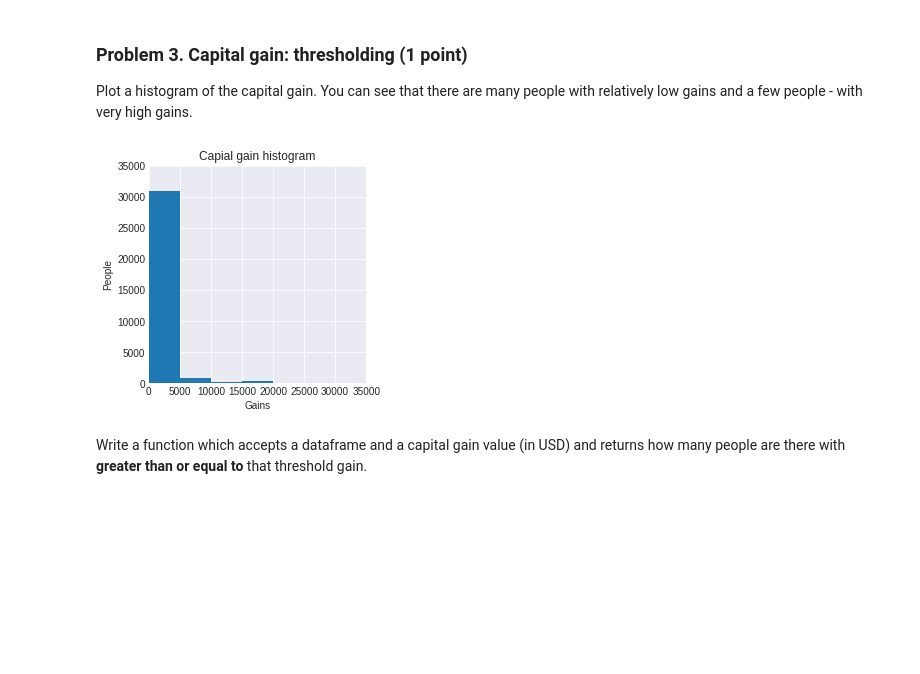
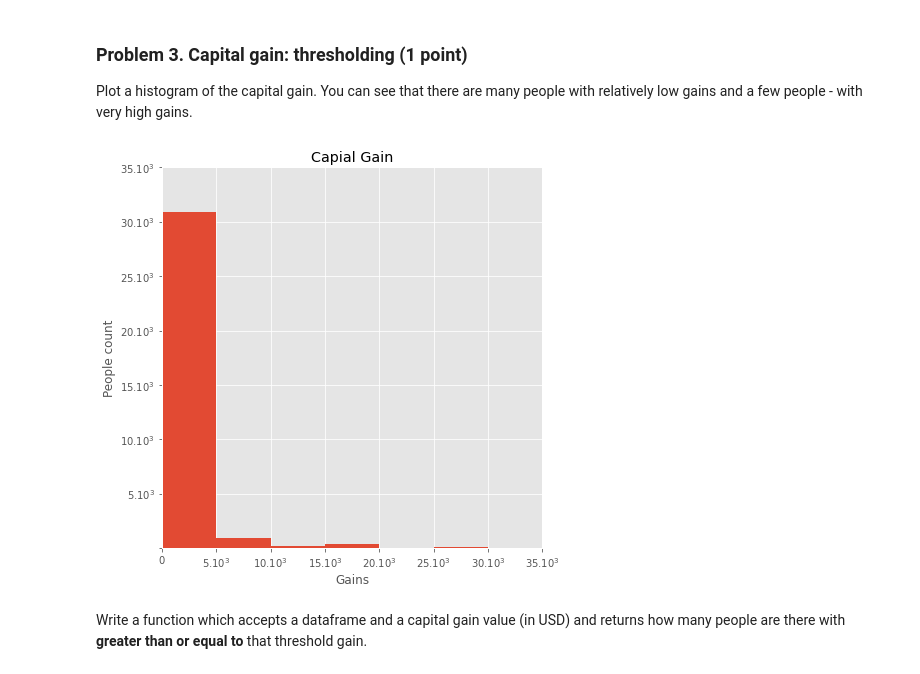
Before and after one commit to momchilantonov/SoftUni-DataScience-June-2021, a Jupyter notebook: Data Visualization and Exploratory Data Analysis/Data Visualization and EDA Lab.ipynb, the cells around one changed output. Cells and saved outputs as stored; diff of their text form; code cells hidden in the pictures; blank space fills up the shorter version.

```diff
--- a/Data Visualization and Exploratory Data Analysis/Data Visualization and EDA Lab.ipynb
+++ b/Data Visualization and Exploratory Data Analysis/Data Visualization and EDA Lab.ipynb
@@ -8,2 +10,2 @@ import nose.tools
 # %%
-plt.style.available
+plt.style.use('ggplot')
@@ -28,5 +12,3 @@ plt.style.available
-# %%
-plt.style.use('seaborn-darkgrid')
 # %% [markdown]
 # Data Visualization and Exploratory Data Analysis Lab
 ## Visualizing and exploring data. Data mining process as a whole
@@ -149,16 +116,21 @@ There are 7841 high-income people in the dataset
 ### Problem 3. Capital gain: thresholding (1 point)
 Plot a histogram of the capital gain. You can see that there are many people with relatively low gains and a few people - with very high gains.
 # %%
+plt.figure(1, figsize=(7,7))
+plt.subplot(1, 1, 1)
 plt.hist(income_data.gains, bins=20)
-plt.title('Capial gain histogram')
+plt.title('Capial Gain')
 plt.xlabel('Gains')
-plt.ylabel('People')
+plt.ylabel('People count')
 plt.xlim(0, 35*10**3)
 plt.ylim(0, 35*10**3)
+plt.xticks(range(0, 40*10**3, 5*10**3), [0 if i == 0 else f'{i}$.10^3$' for i in range(0, 40, 5)])
+plt.yticks(range(0, 40*10**3, 5*10**3), [f'{i}$.10^3$' for i in range(0, 40, 5)])
+plt.gca().yaxis.get_major_ticks()[0].label1.set_visible(False) # set y(0) to invisivle
 plt.gca().set_aspect('equal')
 plt.show()
 # %% [output]
-[figure, old version]
+[figure, new version]
 # %% [markdown]
 Write a function which accepts a dataframe and a capital gain value (in USD) and returns how many people are there with **greater than or equal to** that threshold gain.
 # %%
```
Also changed, not shown: parts of 9 cells of this notebook.
